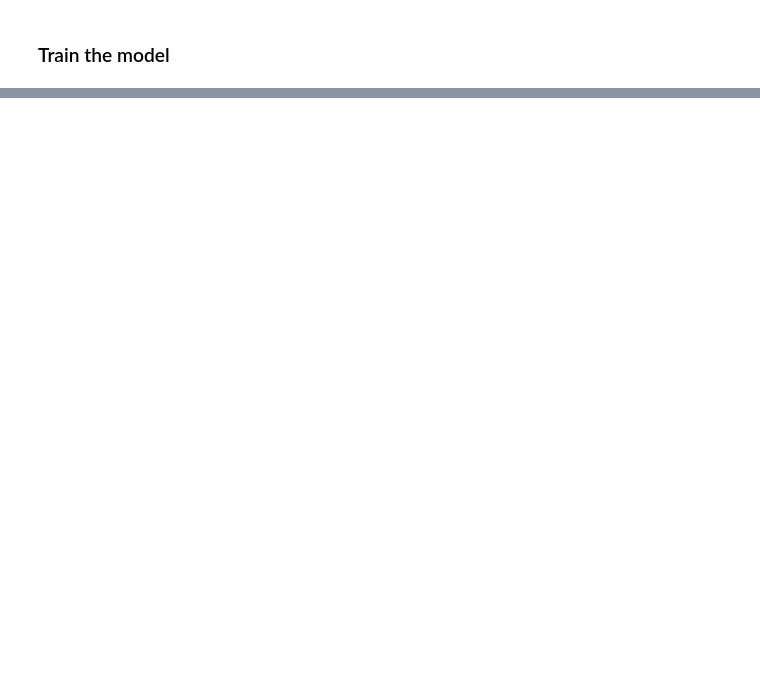
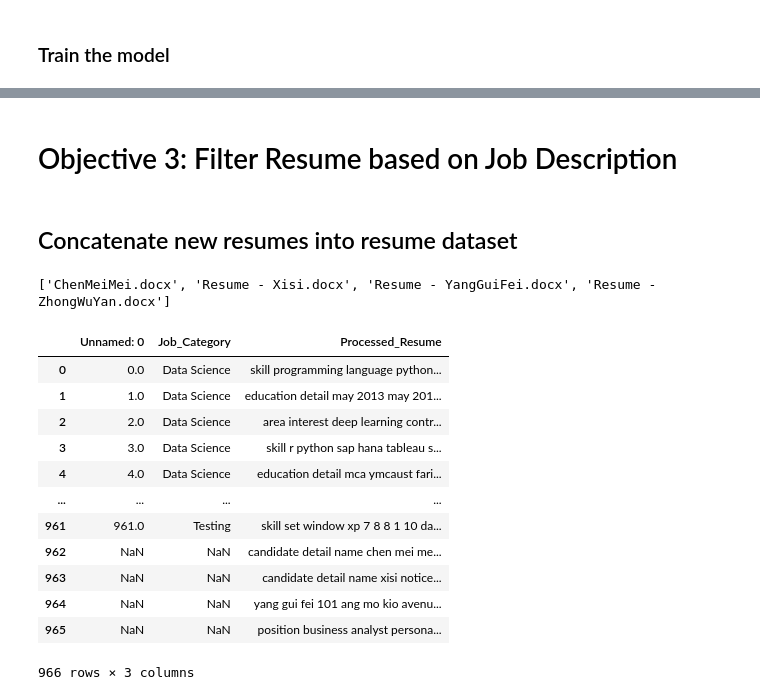
Before and after one commit to JLaw-TL/123, a Jupyter notebook: ibm_ai_prac_pjt.ipynb, the cells around one changed output, grey strips where cells are left out. Cells and saved outputs as stored; diff of their text form; code cells hidden in the pictures; blank space fills up the shorter version.

```diff
--- a/ibm_ai_prac_pjt.ipynb
+++ b/ibm_ai_prac_pjt.ipynb
@@ -122,6 +94,7 @@ def unusual_text_remover(text):
     text = re.sub('Â', '', text)
     text = re.sub('Ã¼', '', text)
     text = re.sub('ï', '', text)
+    text = re.sub('â', '', text)
     text = (re.sub('[\W]+', ' ', text.lower()))
     return text
 # %%
@@ -233,10 +229,8 @@ a = tfidf.fit_transform(count.fit_transform(sentences)).toarray()
 # %% [markdown]
 ### Train the model
 # %%
-y = df_resume['Category'][:962]
-x = a[:962]
-x_test_jd = a[962:]
-y_test_jd = df_resume['Category'][962:]
+y = df_resume['Category']
+x = a
 # %%
 print(y.shape)
 print(x.shape)
@@ -268,0 +277,33 @@ print(metrics.classification_report(y_test_jd, jd_prediction))
+# %% [markdown]
+# Objective 3: Filter Resume based on Job Description
+# %% [markdown]
+## Concatenate new resumes into resume dataset
+# %%
+cleaned_resume_df = pd.read_csv('processed_resume.csv')
+# %%
+doc_list = [x for x in os.listdir('./resumes') if x.endswith(".docx")]
+print(doc_list)
+
+for doc in doc_list:
+
+        resume = docx2txt.process(f'./resumes/{doc}')
+        resume = pd.DataFrame({'Processed_Resume': resume}, index=[1])
+        cleaned_resume_df = pd.concat([cleaned_resume_df, resume], ignore_index=True)
+# %% [output]
+['ChenMeiMei.docx', 'Resume - Xisi.docx', 'Resume - YangGuiFei.docx', 'Resume - ZhongWuYan.docx']
+# %%
+cleaned_resume_df
+# %% [output]
+|  | Unnamed: 0 | Job_Category | Processed_Resume |
+| 0 | 0.0 | Data Science | skill programming language python... |
+| 1 | 1.0 | Data Science | education detail may 2013 may 201... |
+| 2 | 2.0 | Data Science | area interest deep learning contr... |
+| 3 | 3.0 | Data Science | skill r python sap hana tableau s... |
+| 4 | 4.0 | Data Science | education detail mca ymcaust fari... |
+| ... | ... | ... | ... |
+| 961 | 961.0 | Testing | skill set window xp 7 8 8 1 10 da... |
+| 962 | NaN | NaN | candidate detail name chen mei me... |
+| 963 | NaN | NaN | candidate detail name xisi notice... |
+| 964 | NaN | NaN | yang gui fei 101 ang mo kio avenu... |
+| 965 | NaN | NaN | position business analyst persona... |
+966 rows × 3 columns
```
Also changed, not shown: parts of 60 cells of this notebook, 12 other files.
